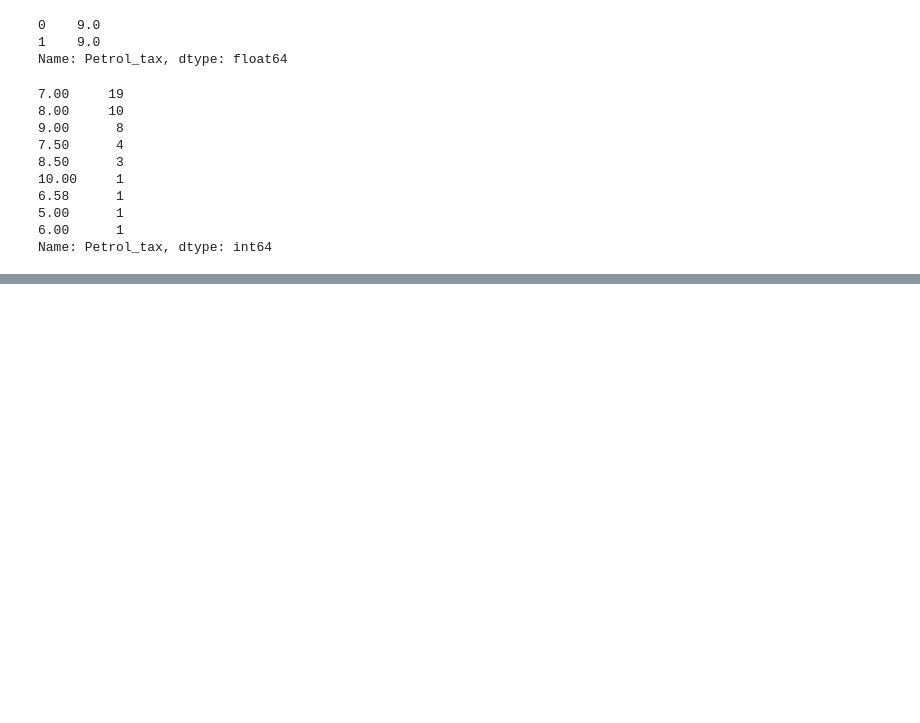
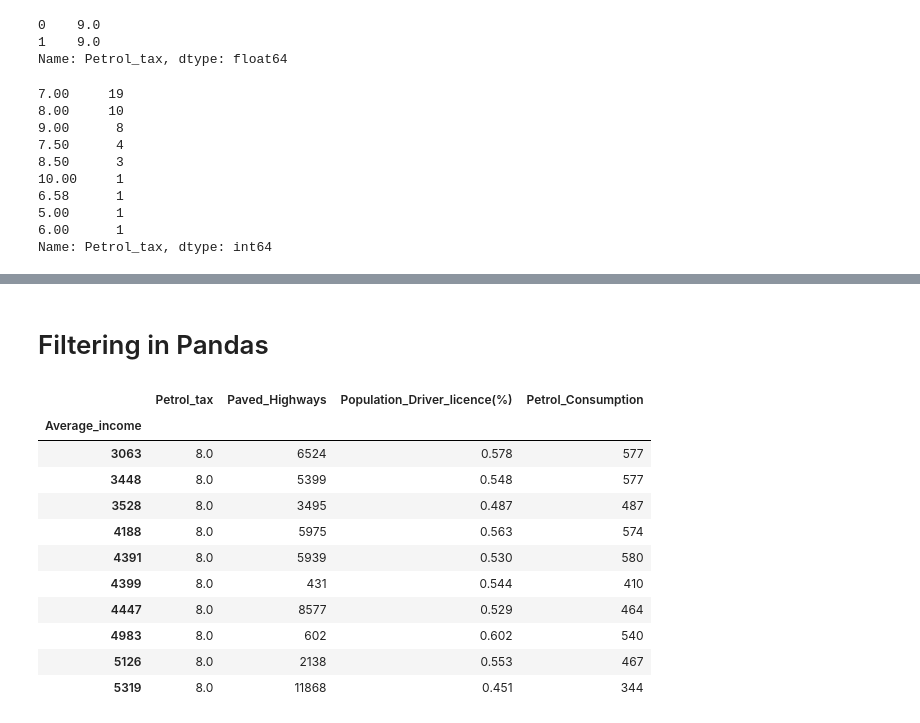
Before and after one commit to Jayveersinh-Raj/Pandas, a Jupyter notebook: Pandas.ipynb, the cells around one changed output, grey strips where cells are left out. Saved outputs shown, nothing was run; the diff lists cells and outputs as text; code cells hidden in the pictures; blank space fills up the shorter version.

```diff
--- a/Pandas.ipynb
+++ b/Pandas.ipynb
@@ -166,0 +281,3 @@ Name: Petrol_tax, dtype: int64
+# %%
+# To save the sorting, use `inplace = True`
+df.sort_index(inplace = True)
@@ -166,0 +294,19 @@ Name: Petrol_tax, dtype: int64
+# %% [markdown]
+# Filtering in Pandas
+# %%
+filt = (df['Petrol_tax'] == 8.0)
+# %%
+df[filt] # Returns us all the rows where Petrol_tax = 8.0
+# %% [output]
+|  | Petrol_tax | Paved_Highways | Population_Driver_licence(%) | Petrol_Consumption |
+| Average_income |  |  |  |  |
+| 3063 | 8.0 | 6524 | 0.578 | 577 |
+| 3448 | 8.0 | 5399 | 0.548 | 577 |
+| 3528 | 8.0 | 3495 | 0.487 | 487 |
+| 4188 | 8.0 | 5975 | 0.563 | 574 |
+| 4391 | 8.0 | 5939 | 0.530 | 580 |
+| 4399 | 8.0 | 431 | 0.544 | 410 |
+| 4447 | 8.0 | 8577 | 0.529 | 464 |
+| 4983 | 8.0 | 602 | 0.602 | 540 |
+| 5126 | 8.0 | 2138 | 0.553 | 467 |
+| 5319 | 8.0 | 11868 | 0.451 | 344 |
```
Also changed, not shown: parts of 19 cells of this notebook.
